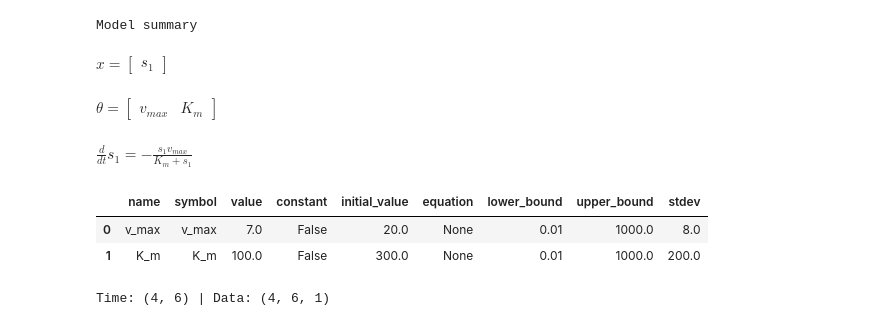
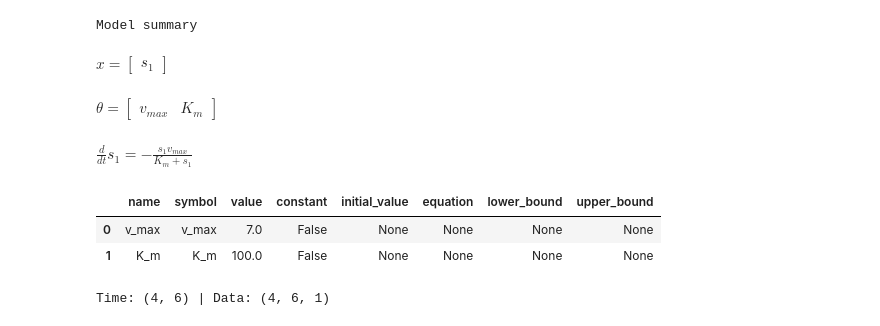
Before and after one commit to JR-1991/Catalax, a Jupyter notebook: TestMCMC.ipynb, the cells around one changed output. Cells and saved outputs as stored; diff of their text form; code cells hidden in the pictures.

```diff
--- a/TestMCMC.ipynb
+++ b/TestMCMC.ipynb
@@ -24,36 +22,26 @@ jax.config.update("jax_enable_x64", True)
 # %%
 # Initialize the model
 model = Model(name="Simple menten model")
 
 # Add species
 model.add_species("s1")
 
 # Add ODEs
 model.add_ode("s1", "- (v_max * s1) / ( K_m + s1)")
 
 # Prepare the model for bayes and define priors
 model.parameters.v_max.value = 7.0
-model.parameters.v_max.initial_value = 20.0
-model.parameters.v_max.lower_bound = 0.01
-model.parameters.v_max.upper_bound = 1000.0
-model.parameters.v_max.stdev = 8.0
-
-
 model.parameters.K_m.value = 100.0
-model.parameters.K_m.initial_value = 300.0
-model.parameters.K_m.lower_bound = 0.01
-model.parameters.K_m.upper_bound = 1000.0
-model.parameters.K_m.stdev = 200.0
 
 model
 # %% [output]
 Model summary
 $\displaystyle x = \left[\begin{matrix}s_{1}\end{matrix}\right]$
 $\displaystyle \theta = \left[\begin{matrix}v_{max} & K_{m}\end{matrix}\right]$
 $\displaystyle \frac{d}{d t} s_{1} = - \frac{s_{1} v_{max}}{K_{m} + s_{1}}$
-|  | name | symbol | value | constant | initial_value | equation | lower_bound | upper_bound | stdev |
-| 0 | v_max | v_max | 7.0 | False | 20.0 | None | 0.01 | 1000.0 | 8.0 |
-| 1 | K_m | K_m | 100.0 | False | 300.0 | None | 0.01 | 1000.0 | 200.0 |
+|  | name | symbol | value | constant | initial_value | equation | lower_bound | upper_bound |
+| 0 | v_max | v_max | 7.0 | False | None | None | None | None |
+| 1 | K_m | K_m | 100.0 | False | None | None | None | None |
 # %%
 # Generate irregular time series data
 # from a simple menten model
```
Also changed, not shown: parts of 6 cells of this notebook, 2 other files.
